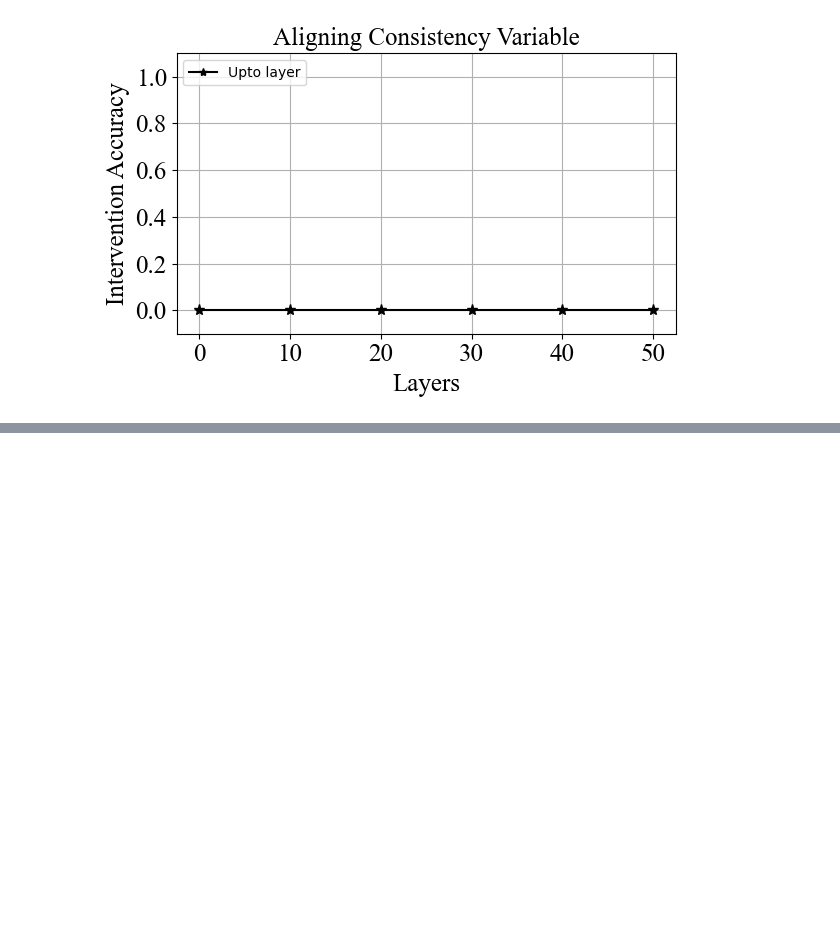
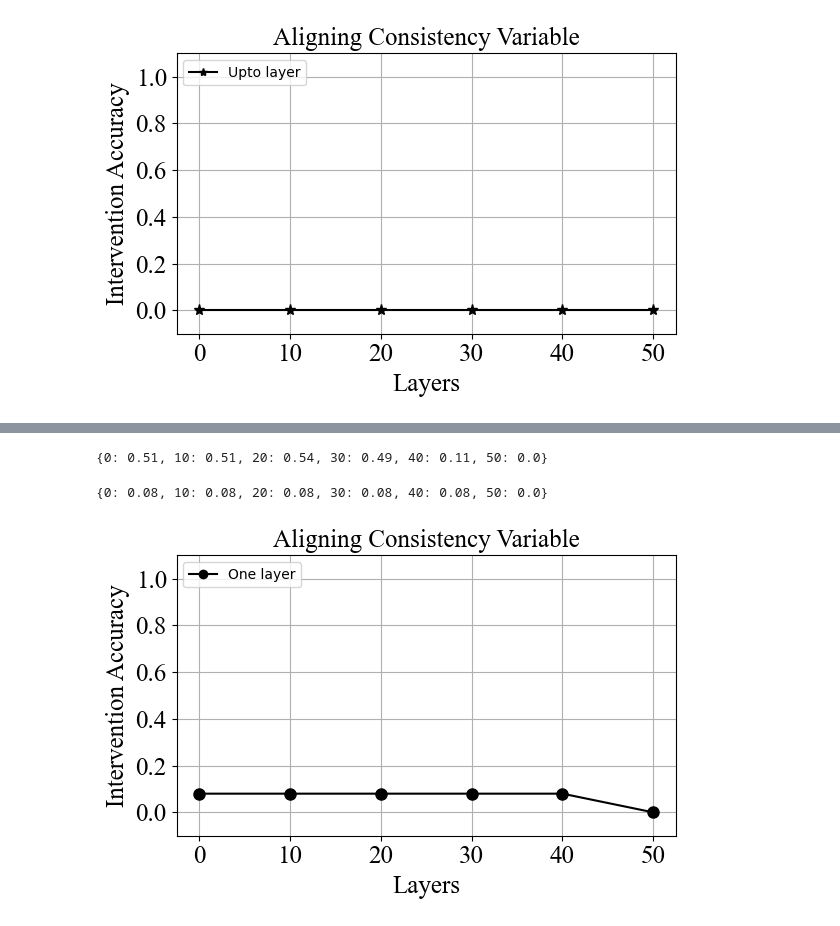
Before and after one commit to umango101/belief_tracking, a Jupyter notebook: notebooks/visibility.ipynb, the cells around one changed output, grey strips where cells are left out. Drawn from its saved outputs; the diff is of its cells as text; code cells hidden in the pictures; blank space fills up the shorter version.

Commit message:
Patching visibility info

```diff
--- a/notebooks/visibility.ipynb
+++ b/notebooks/visibility.ipynb
@@ -1821,0 +1836,5 @@ generator.save_html(filename="../plots/experiments/visibility_obj_charac_state.h
+# %%
+idx = 0
+print(dataset[idx]['corrupt_prompt'], dataset[idx]['corrupt_ans'])
+print(dataset[idx]['clean_prompt'], dataset[idx]['clean_ans'])
+print(f"Target: {dataset[idx]['target']}")
@@ -1821,0 +1914,5 @@ generator.save_html(filename="../plots/experiments/visibility_obj_charac_state.h
+# %%
+clean_prompt = dataset[0]['corrupt_prompt']
+input_tokens = model.tokenizer(clean_prompt, return_tensors="pt").input_ids
+print(model.tokenizer.decode(input_tokens[0][167:177]))
+# print(model.tokenizer.decode(input_tokens[0][-8]), model.tokenizer.decode(input_tokens[0][-5]))
@@ -1821,0 +1921,4 @@ generator.save_html(filename="../plots/experiments/visibility_obj_charac_state.h
+# %%
+visibility_sent = [i for i in range(116, 139)]
+content_sent = [i for i in range(139, 167)]
+query_sent = [i for i in range(167, 177)]
@@ -1821,0 +2105,40 @@ generator.save_html(filename="../plots/experiments/visibility_obj_charac_state.h
+# %%
+accs_visibility_fixed_content
+# %% [output]
+{0: 0.51, 10: 0.51, 20: 0.54, 30: 0.49, 40: 0.11, 50: 0.0}
+# %%
+accs_visibility_fixed_query
+# %% [output]
+{0: 0.08, 10: 0.08, 20: 0.08, 30: 0.08, 40: 0.08, 50: 0.0}
+# %%
+stories = [
+    {
+        "story": dataset[0]["corrupt_story"],
+        "question": dataset[0]["corrupt_question"],
+        "answer": dataset[0]["corrupt_ans"],
+    },
+    {
+        "story": dataset[0]["clean_story"],
+        "question": dataset[0]["clean_question"],
+        "answer": dataset[0]["clean_ans"],
+    }
+]
+
+# arrows = [{'start': token_pos_coords['e1_query_charac'], 'end': token_pos_coords['e2_query_charac'], 'color': 'red'}]
+
+plot_data = {
+    "labels": accs_visibility_fixed_query.keys(),
+    "acc_one_layer": accs_visibility_fixed_query.values(),
+    "title": "Aligning Consistency Variable",
+    "x_label": "Layers",
+    "y_label": "Intervention Accuracy",
+}
+
+all_characters = list(set(dataset[idx]['clean_characters'] + dataset[idx]['corrupt_characters']))
+all_objects = list(set(dataset[idx]['clean_objects'] + dataset[idx]['corrupt_objects']))
+all_states = list(set(dataset[idx]['clean_states'] + dataset[idx]['corrupt_states']))
+# %%
+generator = StoryGenerator(characters=all_characters, objects=all_objects, states=all_states, stories=stories, target=dataset[idx]['target'], arrows=[], plot_data=plot_data)
+generator.save_html(filename="../plots/experiments/visibility_first_sent_fixed_query.html")
+# %% [output]
+[figure, added]
```
Also changed, not shown: parts of 27 cells of this notebook, 5 other files.
